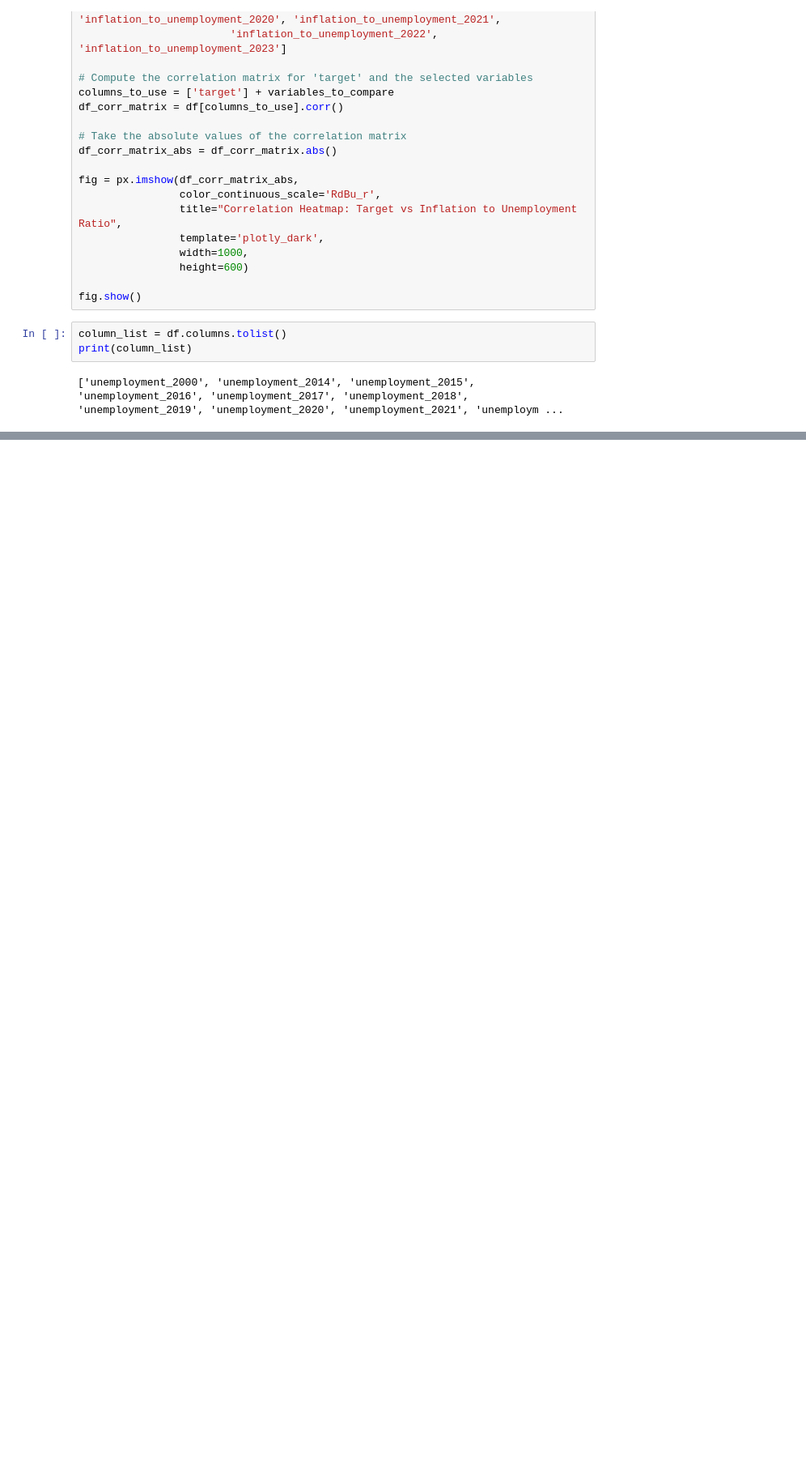
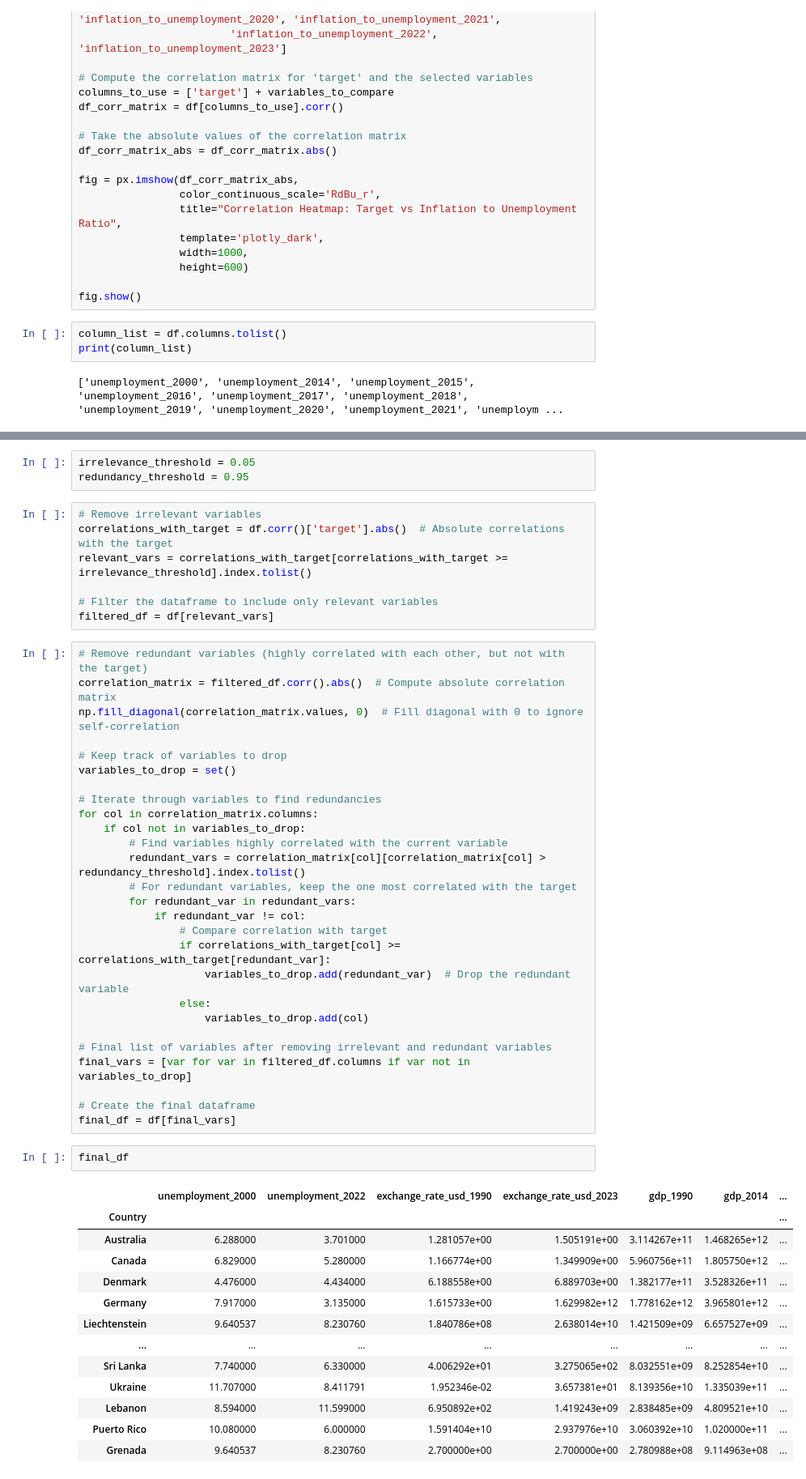
Before and after one commit to maudlcrf/risk_and_fraud, a Jupyter notebook: Modeling/classification.ipynb, the cells around one changed output, grey strips where cells are left out. Shown at 81% size. Cells and saved outputs as stored; diff of their text form; blank space fills up the shorter version.

```diff
--- a/Modeling/classification.ipynb
+++ b/Modeling/classification.ipynb
@@ -678,0 +684,53 @@ print(column_list)
+# %%
+irrelevance_threshold = 0.05
+redundancy_threshold = 0.95
+# %%
+# Remove irrelevant variables
+correlations_with_target = df.corr()['target'].abs()  # Absolute correlations with the target
+relevant_vars = correlations_with_target[correlations_with_target >= irrelevance_threshold].index.tolist()
+
+# Filter the dataframe to include only relevant variables
+filtered_df = df[relevant_vars]
+# %%
+# Remove redundant variables (highly correlated with each other, but not with the target)
+correlation_matrix = filtered_df.corr().abs()  # Compute absolute correlation matrix
+np.fill_diagonal(correlation_matrix.values, 0)  # Fill diagonal with 0 to ignore self-correlation
+
+# Keep track of variables to drop
+variables_to_drop = set()
+
+# Iterate through variables to find redundancies
+for col in correlation_matrix.columns:
+    if col not in variables_to_drop:
+        # Find variables highly correlated with the current variable
+        redundant_vars = correlation_matrix[col][correlation_matrix[col] > redundancy_threshold].index.tolist()
+        # For redundant variables, keep the one most correlated with the target
+        for redundant_var in redundant_vars:
+            if redundant_var != col:
+                # Compare correlation with target
+                if correlations_with_target[col] >= correlations_with_target[redundant_var]:
+                    variables_to_drop.add(redundant_var)  # Drop the redundant variable
+                else:
+                    variables_to_drop.add(col)
+
+# Final list of variables after removing irrelevant and redundant variables
+final_vars = [var for var in filtered_df.columns if var not in variables_to_drop]
+
+# Create the final dataframe
+final_df = df[final_vars]
+# %%
+final_df
+# %% [output]
+|  | unemployment_2000 | unemployment_2022 | exchange_rate_usd_1990 | exchange_rate_usd_2023 | gdp_1990 | gdp_2014 | ... |
+| Country |  |  |  |  |  |  | ... |
+| Australia | 6.288000 | 3.701000 | 1.281057e+00 | 1.505191e+00 | 3.114267e+11 | 1.468265e+12 | ... |
+| Canada | 6.829000 | 5.280000 | 1.166774e+00 | 1.349909e+00 | 5.960756e+11 | 1.805750e+12 | ... |
+| Denmark | 4.476000 | 4.434000 | 6.188558e+00 | 6.889703e+00 | 1.382177e+11 | 3.528326e+11 | ... |
+| Germany | 7.917000 | 3.135000 | 1.615733e+00 | 1.629982e+12 | 1.778162e+12 | 3.965801e+12 | ... |
+| Liechtenstein | 9.640537 | 8.230760 | 1.840786e+08 | 2.638014e+10 | 1.421509e+09 | 6.657527e+09 | ... |
+| ... | ... | ... | ... | ... | ... | ... | ... |
+| Sri Lanka | 7.740000 | 6.330000 | 4.006292e+01 | 3.275065e+02 | 8.032551e+09 | 8.252854e+10 | ... |
+| Ukraine | 11.707000 | 8.411791 | 1.952346e-02 | 3.657381e+01 | 8.139356e+10 | 1.335039e+11 | ... |
+| Lebanon | 8.594000 | 11.599000 | 6.950892e+02 | 1.419243e+09 | 2.838485e+09 | 4.809521e+10 | ... |
+| Puerto Rico | 10.080000 | 6.000000 | 1.591404e+10 | 2.937976e+10 | 3.060392e+10 | 1.020000e+11 | ... |
+| Grenada | 9.640537 | 8.230760 | 2.700000e+00 | 2.700000e+00 | 2.780988e+08 | 9.114963e+08 | ... |
```
Also changed, not shown: parts of 4 cells of this notebook.
